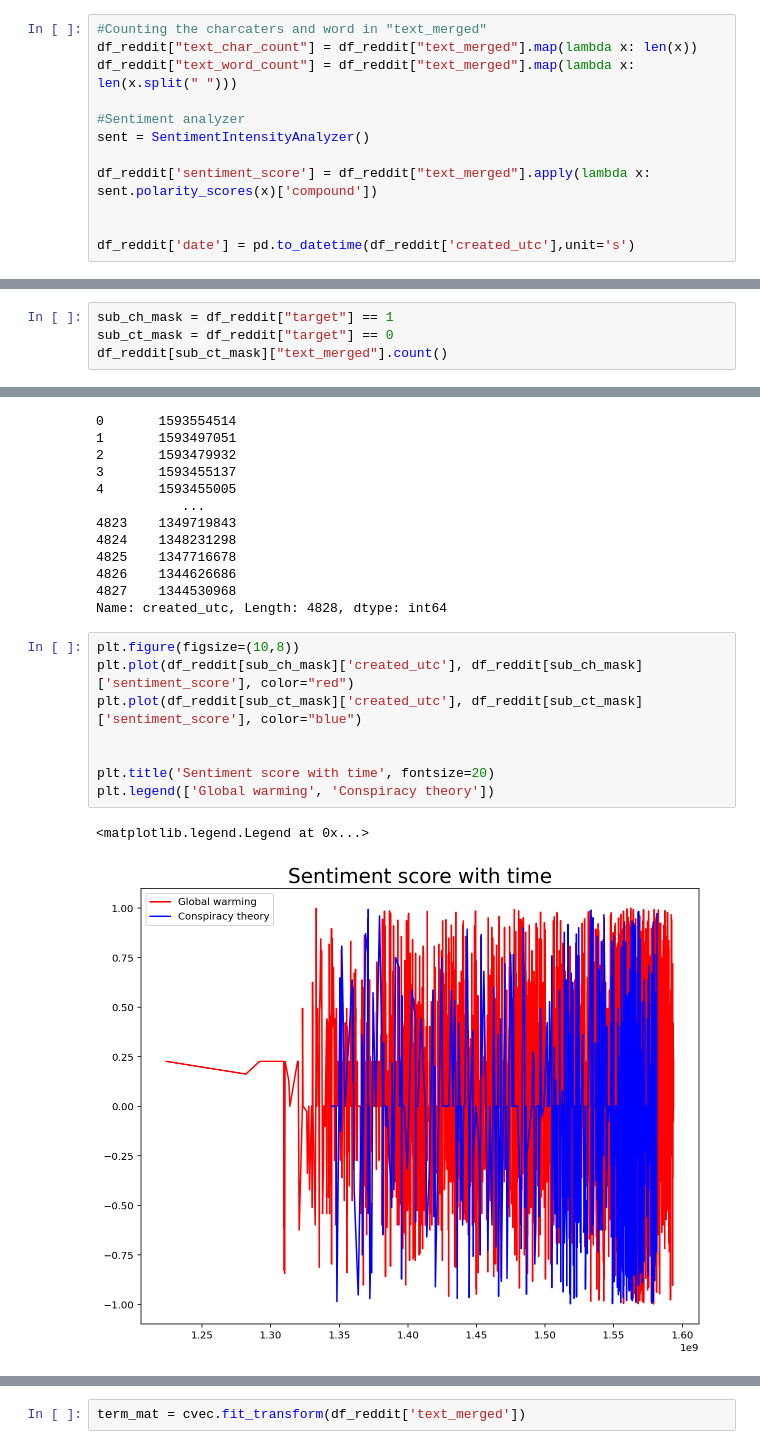
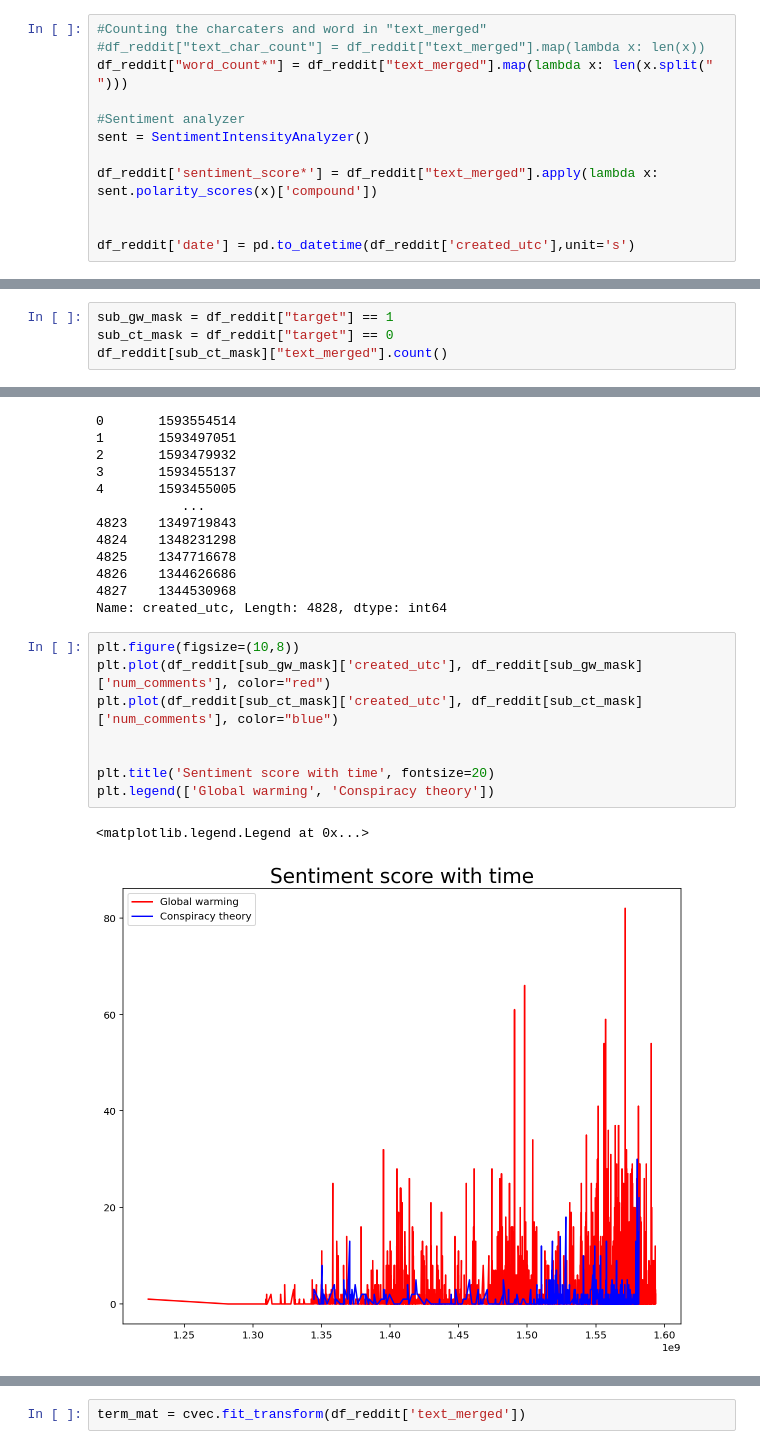
Before and after one commit to saiedmighani/Global_warming_NLP_analysis, a Jupyter notebook: Codes/P03_EDA_nlp.ipynb, the cells around one changed output, grey strips where cells are left out. Drawn from its saved outputs; the diff is of its cells as text.

```diff
--- a/Codes/P03_EDA_nlp.ipynb
+++ b/Codes/P03_EDA_nlp.ipynb
@@ -47,13 +49,13 @@ df_reddit.shape
 ---
 # %%
 #Counting the charcaters and word in "text_merged"
-df_reddit["text_char_count"] = df_reddit["text_merged"].map(lambda x: len(x))
-df_reddit["text_word_count"] = df_reddit["text_merged"].map(lambda x: len(x.split(" ")))
+#df_reddit["text_char_count"] = df_reddit["text_merged"].map(lambda x: len(x))
+df_reddit["word_count*"] = df_reddit["text_merged"].map(lambda x: len(x.split(" ")))
 
 #Sentiment analyzer
 sent = SentimentIntensityAnalyzer()
 
-df_reddit['sentiment_score'] = df_reddit["text_merged"].apply(lambda x: sent.polarity_scores(x)['compound'])
+df_reddit['sentiment_score*'] = df_reddit["text_merged"].apply(lambda x: sent.polarity_scores(x)['compound'])
 
 
 df_reddit['date'] = pd.to_datetime(df_reddit['created_utc'],unit='s')
@@ -91,7 +93,7 @@ df_reddit.drop(columns="domain", inplace = True)
 Looks good !
 Now, checking the counts:
 # %%
-sub_ch_mask = df_reddit["target"] == 1
+sub_gw_mask = df_reddit["target"] == 1
 sub_ct_mask = df_reddit["target"] == 0
 df_reddit[sub_ct_mask]["text_merged"].count()
 # %% [output]
@@ -222,12 +227,12 @@ df_reddit['created_utc']
 Name: created_utc, Length: 4828, dtype: int64
 # %%
 plt.figure(figsize=(10,8))
-plt.plot(df_reddit[sub_ch_mask]['created_utc'], df_reddit[sub_ch_mask]['sentiment_score'], color="red")
-plt.plot(df_reddit[sub_ct_mask]['created_utc'], df_reddit[sub_ct_mask]['sentiment_score'], color="blue")
+plt.plot(df_reddit[sub_gw_mask]['created_utc'], df_reddit[sub_gw_mask]['num_comments'], color="red")
+plt.plot(df_reddit[sub_ct_mask]['created_utc'], df_reddit[sub_ct_mask]['num_comments'], color="blue")
 
 
 plt.title('Sentiment score with time', fontsize=20)
 plt.legend(['Global warming', 'Conspiracy theory'])
 # %% [output]
 <matplotlib.legend.Legend at 0x...>
-[figure, old version]
+[figure, new version]
```
Also changed, not shown: parts of 57 cells of this notebook, 19 other files.
